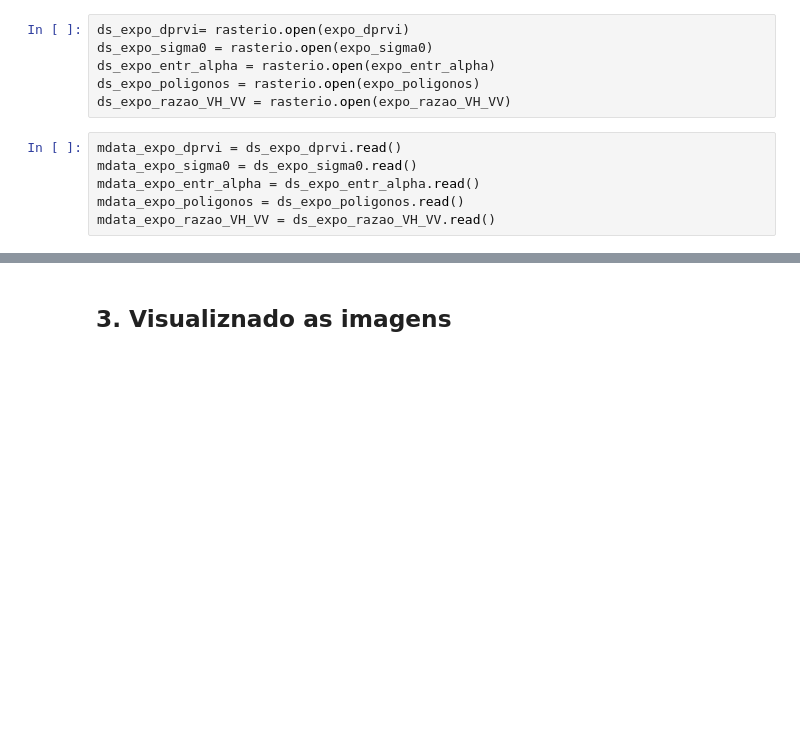
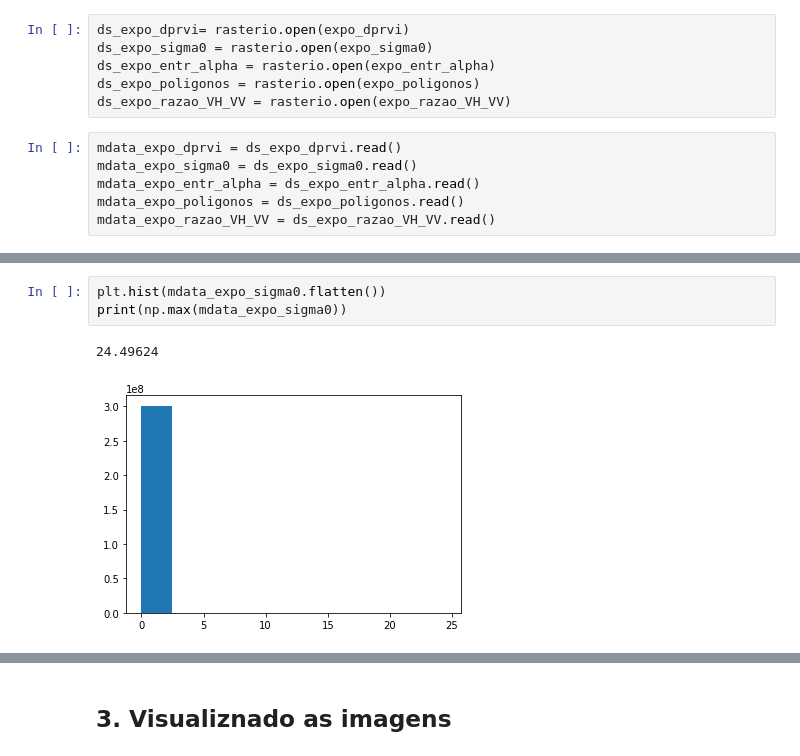
Before and after one commit to danielleitesoares/tccuea, a Jupyter notebook: teste_tif.ipynb, the cells around one changed output, grey strips where cells are left out. Cells and saved outputs as stored; diff of their text form; blank space fills up the shorter version.

```diff
--- a/teste_tif.ipynb
+++ b/teste_tif.ipynb
@@ -67,0 +54,6 @@ mdata_expo_razao_VH_VV
+# %%
+plt.hist(mdata_expo_sigma0.flatten())
+print(np.max(mdata_expo_sigma0))
+# %% [output]
+24.49624
+[figure, added]
```
Also changed, not shown: parts of 18 cells of this notebook.
